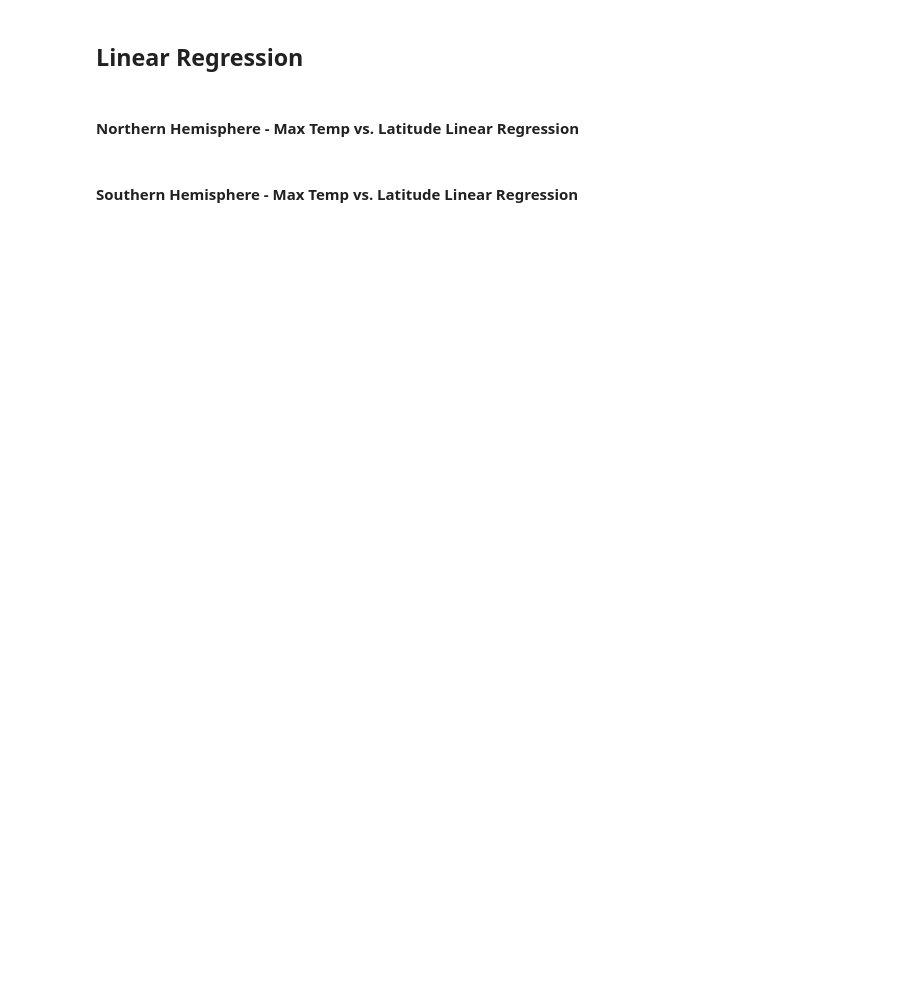
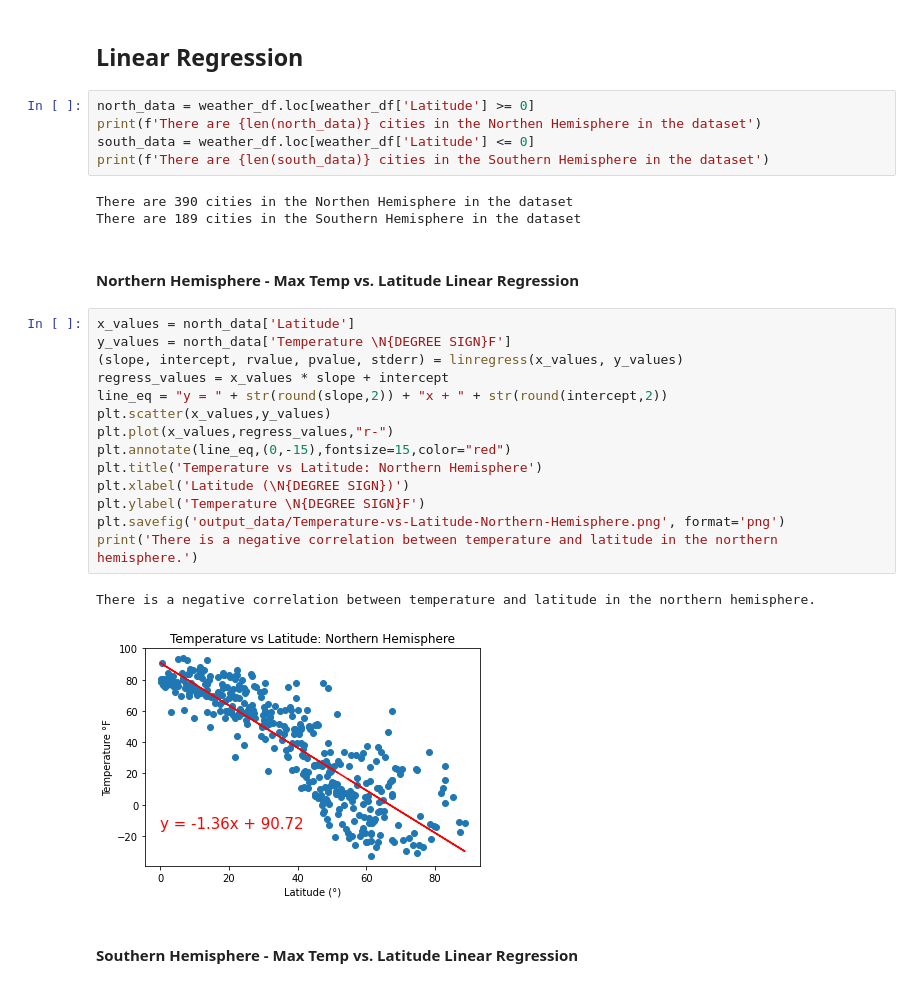
Before and after one commit to rileyfritz/python-api-challenge, a Jupyter notebook: WeatherPy/WeatherPy.ipynb, the cells around one changed output. Drawn from its saved outputs; the diff is of its cells as text; blank space fills up the shorter version.

```diff
--- a/WeatherPy/WeatherPy.ipynb
+++ b/WeatherPy/WeatherPy.ipynb
@@ -207,6 +221,31 @@ Cloudiness is likely related to either longitude, altitude, current weather or o
 # %% [markdown]
 ## Linear Regression
+# %%
+north_data = weather_df.loc[weather_df['Latitude'] >= 0]
+print(f'There are {len(north_data)} cities in the Northen Hemisphere in the dataset')
+south_data = weather_df.loc[weather_df['Latitude'] <= 0]
+print(f'There are {len(south_data)} cities in the Southern Hemisphere in the dataset')
+# %% [output]
+There are 390 cities in the Northen Hemisphere in the dataset
+There are 189 cities in the Southern Hemisphere in the dataset
 # %% [markdown]
 ####  Northern Hemisphere - Max Temp vs. Latitude Linear Regression
+# %%
+x_values = north_data['Latitude']
+y_values = north_data['Temperature \N{DEGREE SIGN}F']
+(slope, intercept, rvalue, pvalue, stderr) = linregress(x_values, y_values)
+regress_values = x_values * slope + intercept
+line_eq = "y = " + str(round(slope,2)) + "x + " + str(round(intercept,2))
+plt.scatter(x_values,y_values)
+plt.plot(x_values,regress_values,"r-")
+plt.annotate(line_eq,(0,-15),fontsize=15,color="red")
+plt.title('Temperature vs Latitude: Northern Hemisphere')
+plt.xlabel('Latitude (\N{DEGREE SIGN})')
+plt.ylabel('Temperature \N{DEGREE SIGN}F')
+plt.savefig('output_data/Temperature-vs-Latitude-Northern-Hemisphere.png', format='png')
+print('There is a negative correlation between temperature and latitude in the northern hemisphere.')
+# %% [output]
+There is a negative correlation between temperature and latitude in the northern hemisphere.
+[figure, added]
 # %% [markdown]
 ####  Southern Hemisphere - Max Temp vs. Latitude Linear Regression
```
Also changed, not shown: parts of 15 cells of this notebook, 14 other files.
